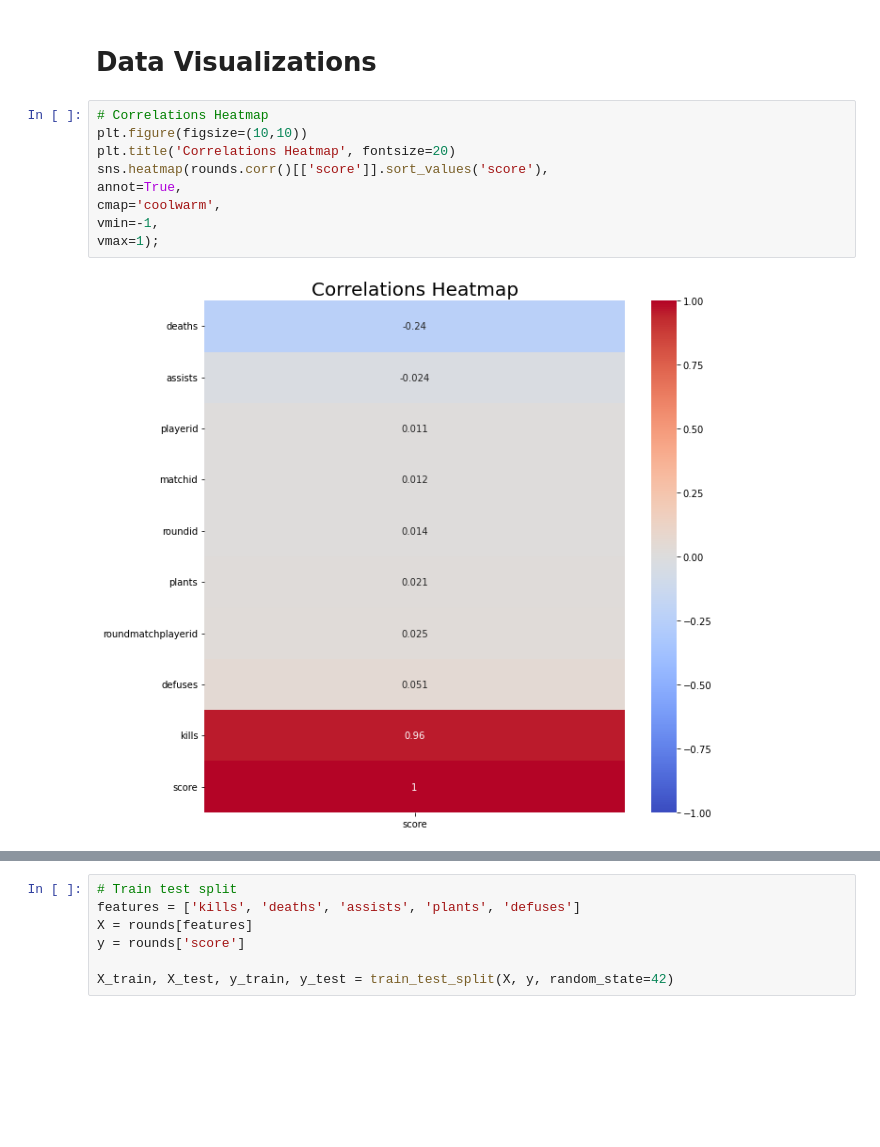
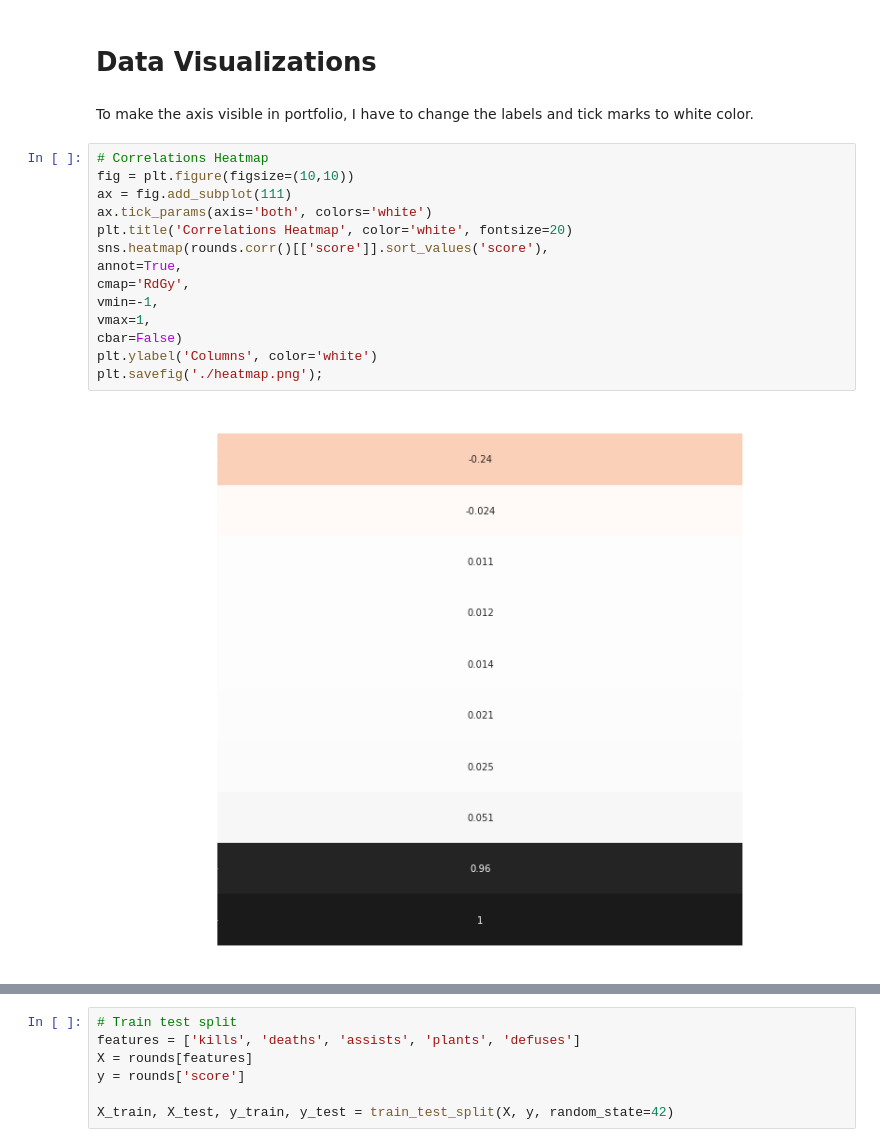
Before and after one commit to kyounghobriankim/capstone, a Jupyter notebook: py_model/valorant_ml.ipynb, the cells around one changed output, grey strips where cells are left out. Saved outputs shown, nothing was run; the diff lists cells and outputs as text; blank space fills up the shorter version.

```diff
--- a/py_model/valorant_ml.ipynb
+++ b/py_model/valorant_ml.ipynb
@@ -118,14 +118,21 @@ rounds.groupby(['playerid']).describe()
 | 20 | 64.0 | 827.703125 | 92.443664 | 672.0 | 750.75 | 826.5 | 906.25 | 985.0 | 64.0 | 11.296875 | ... |
 # %% [markdown]
 # Data Visualizations
+# %% [markdown]
+To make the axis visible in portfolio, I have to change the labels and tick marks to white color.
 # %%
 # Correlations Heatmap
-plt.figure(figsize=(10,10))
-plt.title('Correlations Heatmap', fontsize=20)
+fig = plt.figure(figsize=(10,10))
+ax = fig.add_subplot(111)
+ax.tick_params(axis='both', colors='white')
+plt.title('Correlations Heatmap', color='white', fontsize=20)
 sns.heatmap(rounds.corr()[['score']].sort_values('score'),
 annot=True,
-cmap='coolwarm',
+cmap='RdGy',
 vmin=-1,
-vmax=1);
+vmax=1,
+cbar=False)
+plt.ylabel('Columns', color='white')
+plt.savefig('./heatmap.png');
 # %% [output]
-[figure, old version]
+[figure, new version]
```
Also changed, not shown: parts of 10 cells of this notebook, 8 other files.
